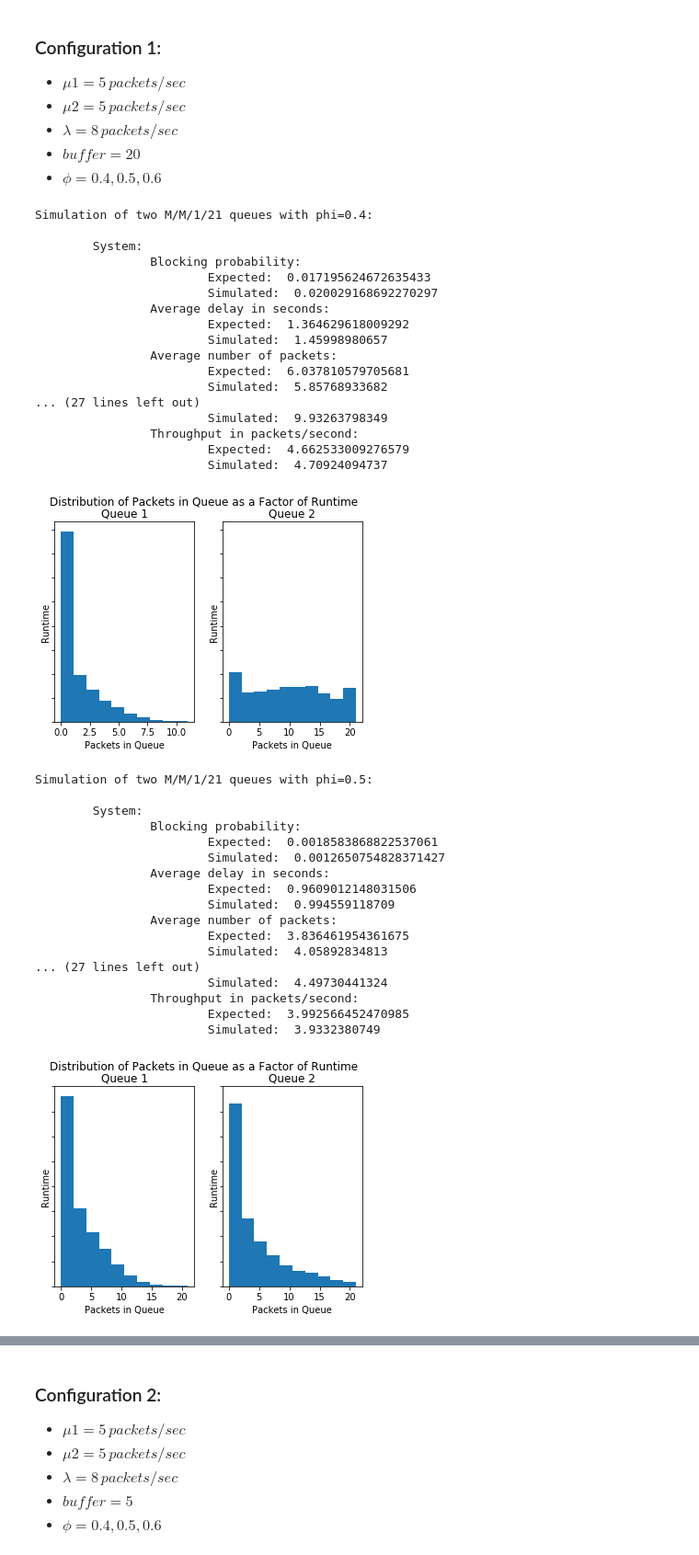
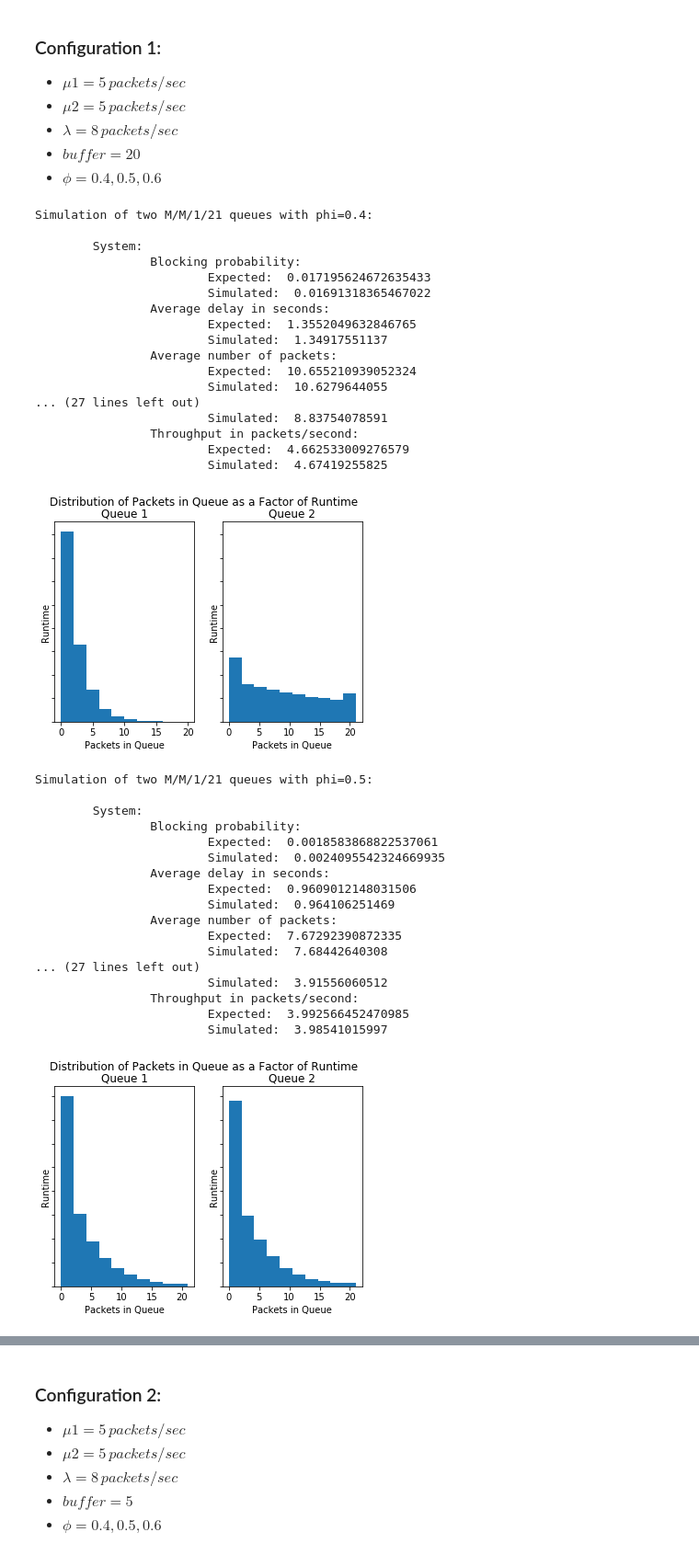
Before and after one commit to dlubawy/Network-Simulations, a Jupyter notebook: ECE 461 Mini Project #1.ipynb, the cells around one changed output, grey strips where cells are left out. Shown: that part at 92% size. Cells and saved outputs as stored; diff of their text form; code cells hidden in the pictures.

```diff
--- a/ECE 461 Mini Project #1.ipynb
+++ b/ECE 461 Mini Project #1.ipynb
@@ -324,46 +324,46 @@ def eval_delay(lamb, mu, k, pb):
 * $buffer = 20$
 * $\phi = 0.4, 0.5, 0.6$
 # %%
-simulation(8, 5, 21, 0.4, 6000)
-simulation(8, 5, 21, 0.5, 6000)
-simulation(8, 5, 21, 0.6, 6000)
+simulation(8, 5, 21, 0.4, 100000)
+simulation(8, 5, 21, 0.5, 100000)
+simulation(8, 5, 21, 0.6, 100000)
 # %% [output]
 Simulation of two M/M/1/21 queues with phi=0.4:
 
         System:
                 Blocking probability:
                         Expected:  0.017195624672635433
-                        Simulated:  0.020029168692270297
+                        Simulated:  0.01691318365467022
                 Average delay in seconds:
-                        Expected:  1.364629618009292
-                        Simulated:  1.45998980657
+                        Expected:  1.3552049632846765
+                        Simulated:  1.34917551137
                 Average number of packets:
-                        Expected:  6.037810579705681
-                        Simulated:  5.85768933682
+                        Expected:  10.655210939052324
+                        Simulated:  10.6279644055
 ... (27 lines left out)
-                        Simulated:  9.93263798349
+                        Simulated:  8.83754078591
                 Throughput in packets/second:
                         Expected:  4.662533009276579
-                        Simulated:  4.70924094737
+                        Simulated:  4.67419255825
-[figure, old version]
+[figure, new version]
 Simulation of two M/M/1/21 queues with phi=0.5:
 
         System:
                 Blocking probability:
                         Expected:  0.0018583868822537061
-                        Simulated:  0.0012650754828371427
+                        Simulated:  0.0024095542324669935
                 Average delay in seconds:
                         Expected:  0.9609012148031506
-                        Simulated:  0.994559118709
+                        Simulated:  0.964106251469
                 Average number of packets:
-                        Expected:  3.836461954361675
-                        Simulated:  4.05892834813
+                        Expected:  7.67292390872335
+                        Simulated:  7.68442640308
 ... (27 lines left out)
-                        Simulated:  4.49730441324
+                        Simulated:  3.91556060512
                 Throughput in packets/second:
                         Expected:  3.992566452470985
-                        Simulated:  3.9332380749
+                        Simulated:  3.98541015997
-[figure, old version]
+[figure, new version]
 Simulation of two M/M/1/21 queues with phi=0.6:
 
         System:
```
Also changed, not shown: parts of 4 cells of this notebook, 4 other files.
